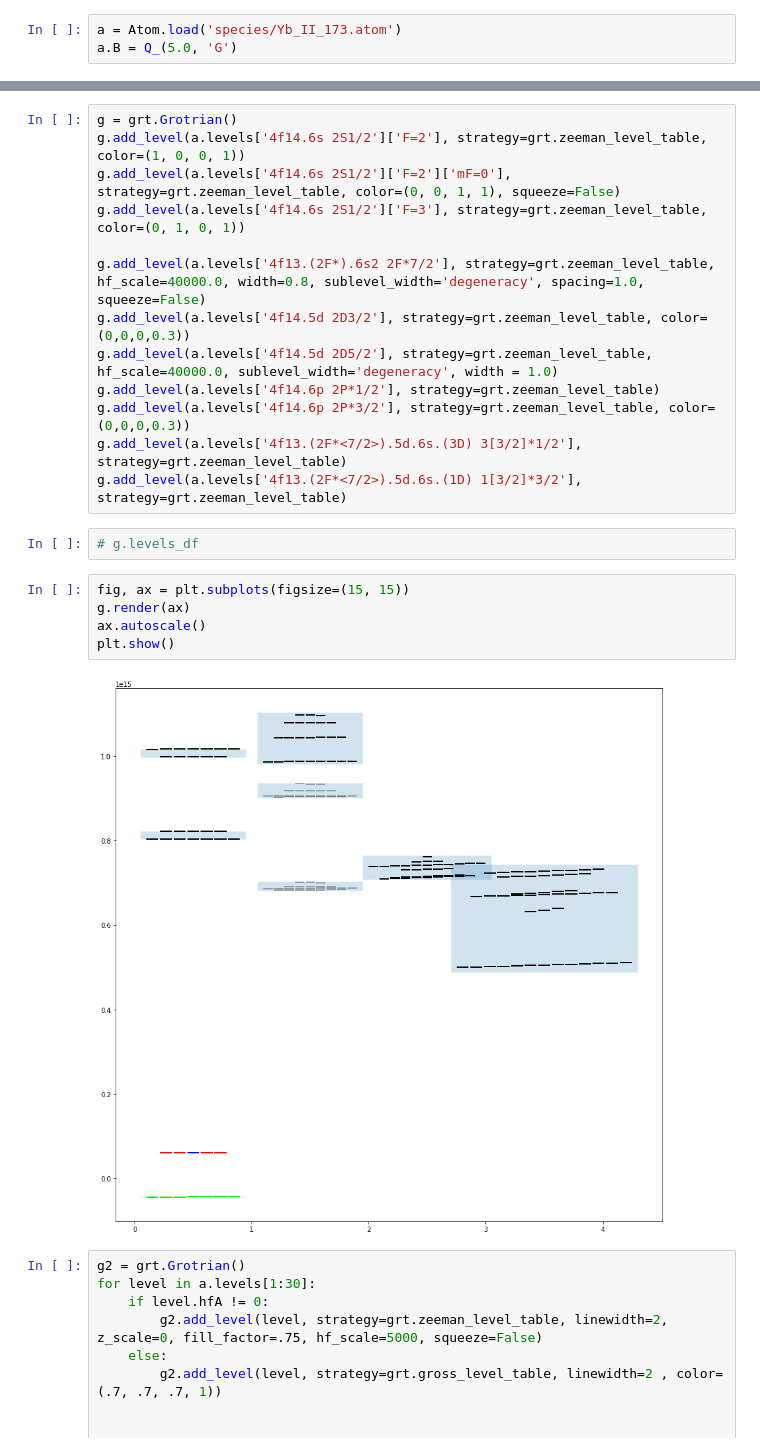
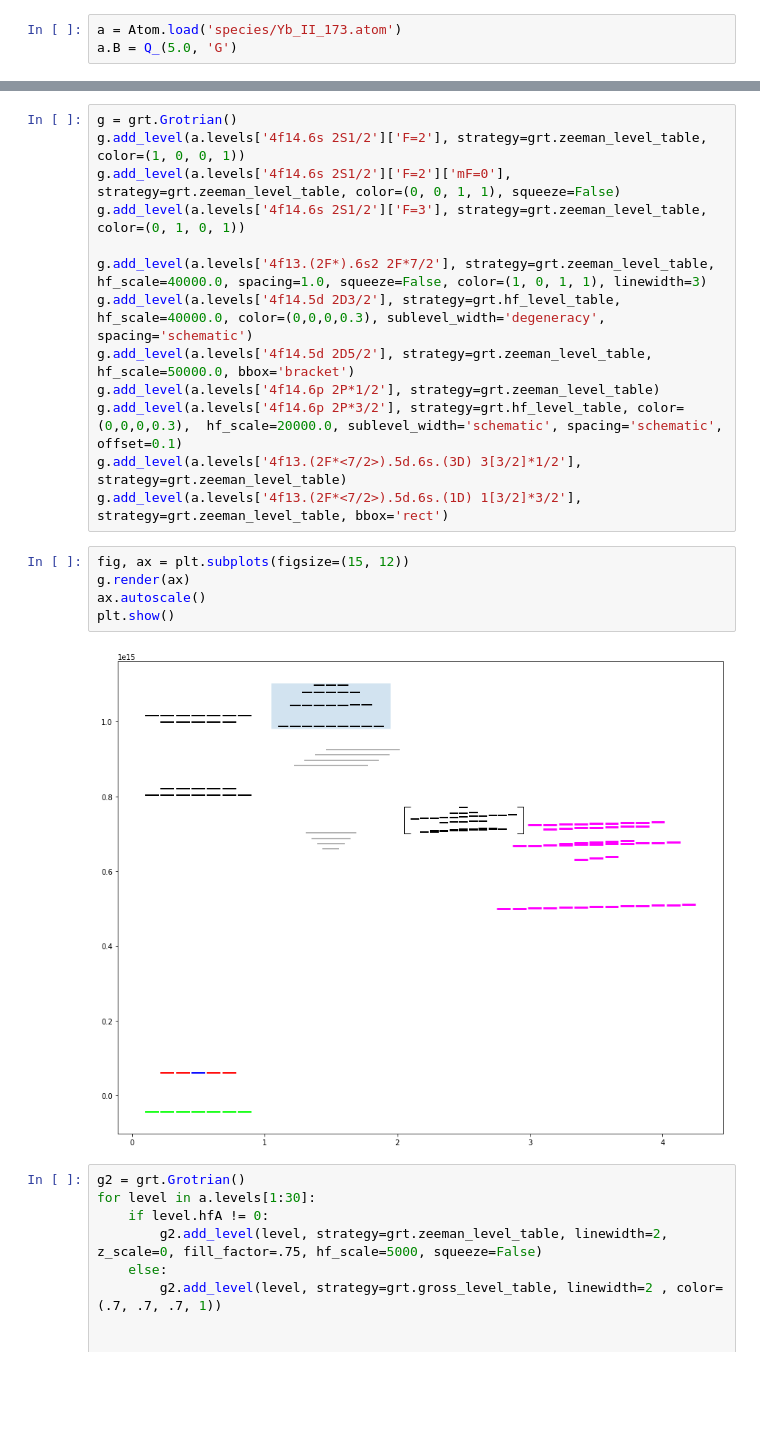
Before and after one commit to thomasdellaert/Atom-Toolkit, a Jupyter notebook: grotrians.ipynb, the cells around one changed output, grey strips where cells are left out. Cells and saved outputs as stored; diff of their text form; blank space fills up the shorter version.

Commit message:
ability to render the bounding box as brackets

```diff
--- a/grotrians.ipynb
+++ b/grotrians.ipynb
@@ -20,22 +18,20 @@ g.add_level(a.levels['4f14.6s 2S1/2']['F=2'], strategy=grt.zeeman_level_table, c
 g.add_level(a.levels['4f14.6s 2S1/2']['F=2']['mF=0'], strategy=grt.zeeman_level_table, color=(0, 0, 1, 1), squeeze=False)
 g.add_level(a.levels['4f14.6s 2S1/2']['F=3'], strategy=grt.zeeman_level_table, color=(0, 1, 0, 1))
 
-g.add_level(a.levels['4f13.(2F*).6s2 2F*7/2'], strategy=grt.zeeman_level_table, hf_scale=40000.0, width=0.8, sublevel_width='degeneracy', spacing=1.0, squeeze=False)
-g.add_level(a.levels['4f14.5d 2D3/2'], strategy=grt.zeeman_level_table, color=(0,0,0,0.3))
-g.add_level(a.levels['4f14.5d 2D5/2'], strategy=grt.zeeman_level_table, hf_scale=40000.0, sublevel_width='degeneracy', width = 1.0)
+g.add_level(a.levels['4f13.(2F*).6s2 2F*7/2'], strategy=grt.zeeman_level_table, hf_scale=40000.0, spacing=1.0, squeeze=False, color=(1, 0, 1, 1), linewidth=3)
+g.add_level(a.levels['4f14.5d 2D3/2'], strategy=grt.hf_level_table,  hf_scale=40000.0, color=(0,0,0,0.3), sublevel_width='degeneracy', spacing='schematic')
+g.add_level(a.levels['4f14.5d 2D5/2'], strategy=grt.zeeman_level_table, hf_scale=50000.0, bbox='bracket')
 g.add_level(a.levels['4f14.6p 2P*1/2'], strategy=grt.zeeman_level_table)
-g.add_level(a.levels['4f14.6p 2P*3/2'], strategy=grt.zeeman_level_table, color=(0,0,0,0.3))
+g.add_level(a.levels['4f14.6p 2P*3/2'], strategy=grt.hf_level_table, color=(0,0,0,0.3),  hf_scale=20000.0, sublevel_width='schematic', spacing='schematic', offset=0.1)
 g.add_level(a.levels['4f13.(2F*<7/2>).5d.6s.(3D) 3[3/2]*1/2'], strategy=grt.zeeman_level_table)
-g.add_level(a.levels['4f13.(2F*<7/2>).5d.6s.(1D) 1[3/2]*3/2'], strategy=grt.zeeman_level_table)
+g.add_level(a.levels['4f13.(2F*<7/2>).5d.6s.(1D) 1[3/2]*3/2'], strategy=grt.zeeman_level_table, bbox='rect')
-# %%
-# g.levels_df
 # %%
-fig, ax = plt.subplots(figsize=(15, 15))
+fig, ax = plt.subplots(figsize=(15, 12))
 g.render(ax)
 ax.autoscale()
 plt.show()
 # %% [output]
-[figure, old version]
+[figure, new version]
 # %%
 g2 = grt.Grotrian()
 for level in a.levels[1:30]:
```
Also changed, not shown: parts of 1 cell of this notebook, 2 other files.
